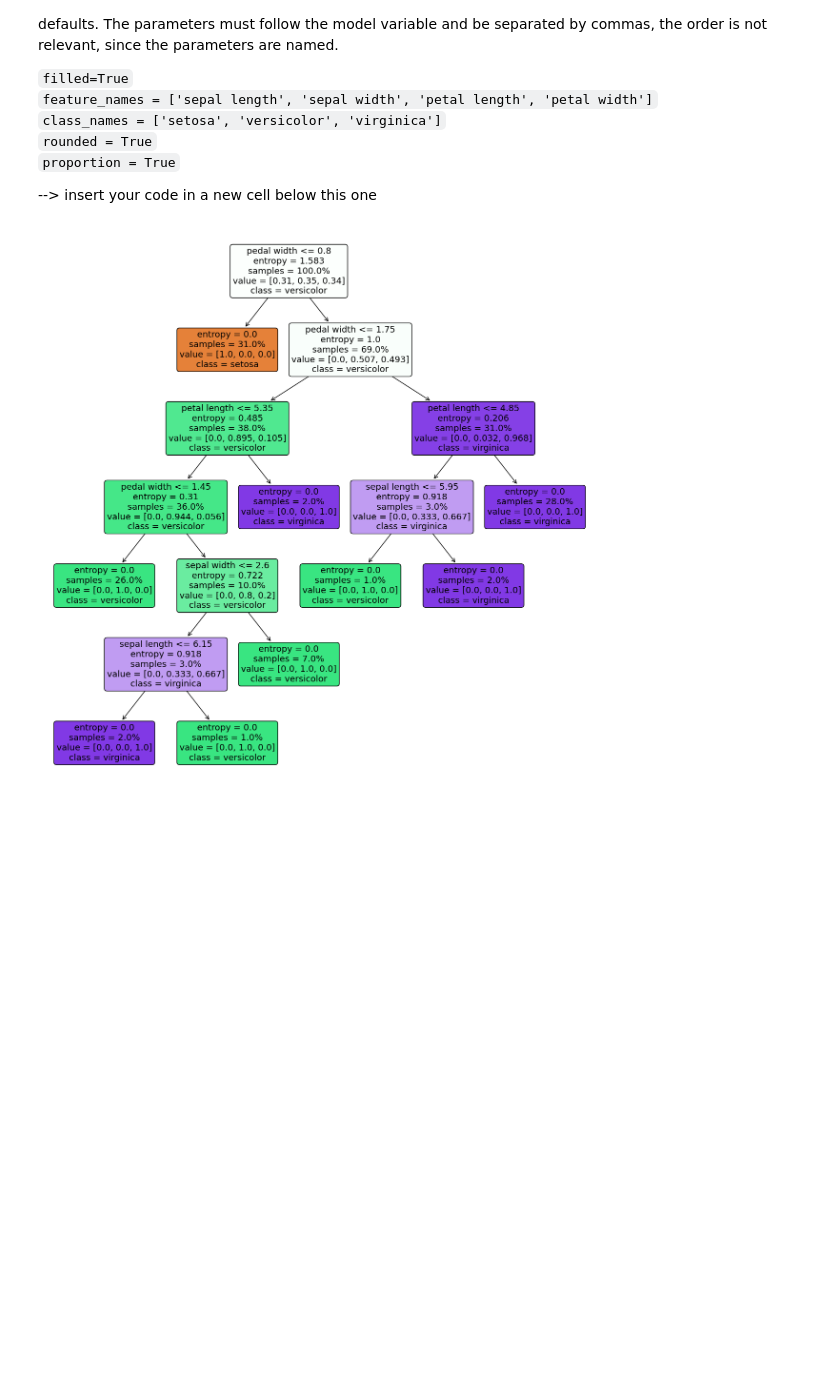
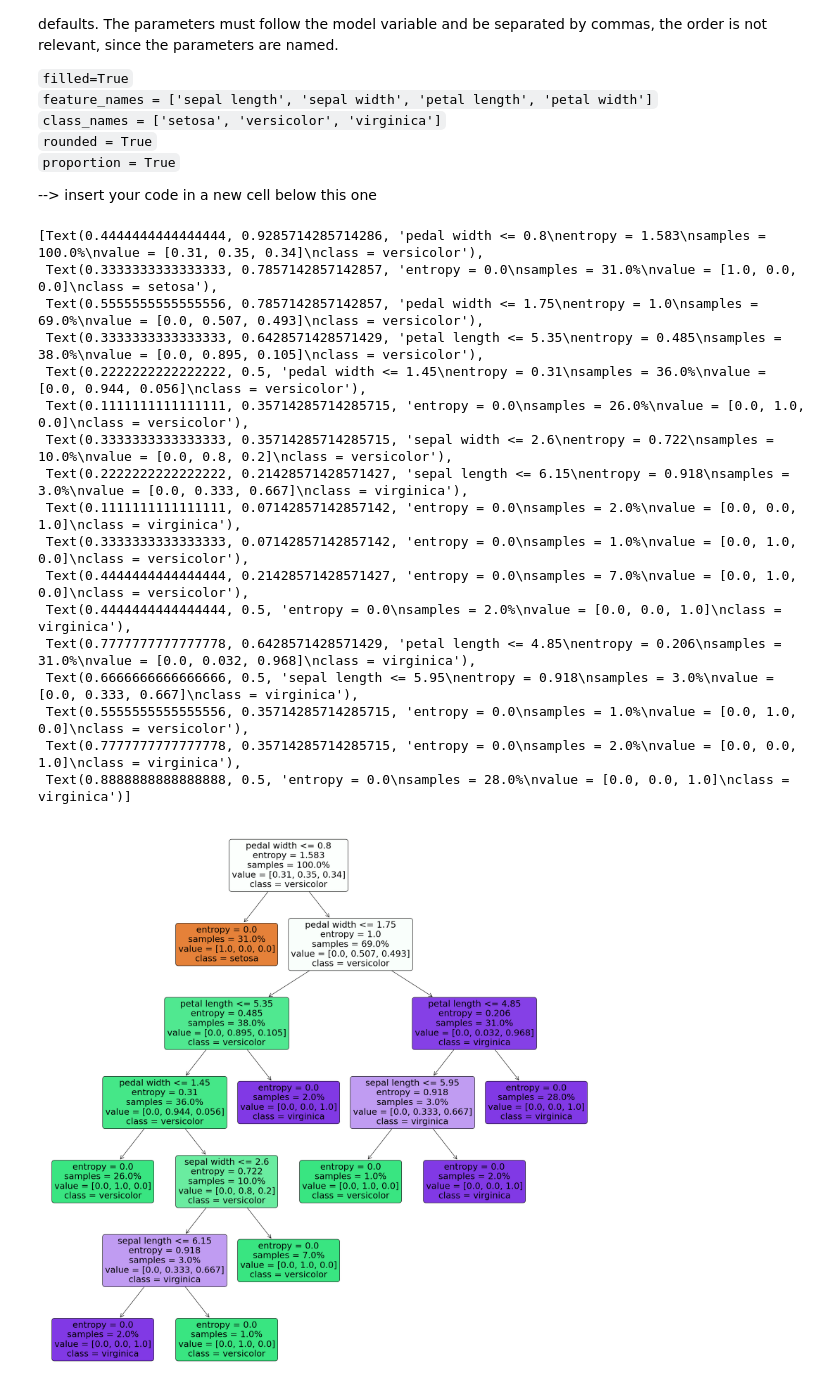
Before and after one commit to jcbraz/bbs-ml, a Jupyter notebook: lab3/lab3a-class-dt-hold-out-nocode.ipynb, the cells around one changed output. Drawn from its saved outputs; the diff is of its cells as text; code cells hidden in the pictures; blank space fills up the shorter version.

```diff
--- a/lab3/lab3a-class-dt-hold-out-nocode.ipynb
+++ b/lab3/lab3a-class-dt-hold-out-nocode.ipynb
@@ -202,10 +202,10 @@ With the data arranged, we can follow our recipe to predict the labels:
 # %%
 from sklearn.tree import DecisionTreeClassifier
 
-model = DecisionTreeClassifier(criterion="entropy")
+tree_model = DecisionTreeClassifier(criterion="entropy")
 
-model.fit(X_train, y_train)
-y_train_dt = model.predict(X_train)
+tree_model.fit(X_train, y_train)
+y_train_dt = tree_model.predict(X_train)
 y_train_dt
 # %% [output]
 array(['Iris-versicolor', 'Iris-virginica', 'Iris-versicolor',
@@ -272,16 +272,28 @@ I suggest the arguments below, you can try freely configurations and omissions o
 # %%
 import matplotlib.pyplot as plt
 from sklearn.tree import plot_tree
 
-plt.figure(figsize=(15, 15))
+plt.figure(figsize=(25,25))
 
-plot = plot_tree(
-    model,
-    filled=True,
-    feature_names=cols[0:-1],
-    class_names=["setosa", "versicolor", "virginica"],
-    rounded=True,
-    proportion=True,
-)
+class_names = list(map(lambda name: name.replace('Iris-', ""), df['class'].unique().tolist()))
+
+plot_tree(decision_tree=tree_model, filled=True, feature_names=cols[0:-1], class_names=class_names, rounded=True, proportion=True)
 # %% [output]
+[Text(0.4444444444444444, 0.9285714285714286, 'pedal width <= 0.8\nentropy = 1.583\nsamples = 100.0%\nvalue = [0.31, 0.35, 0.34]\nclass = versicolor'),
+ Text(0.3333333333333333, 0.7857142857142857, 'entropy = 0.0\nsamples = 31.0%\nvalue = [1.0, 0.0, 0.0]\nclass = setosa'),
+ Text(0.5555555555555556, 0.7857142857142857, 'pedal width <= 1.75\nentropy = 1.0\nsamples = 69.0%\nvalue = [0.0, 0.507, 0.493]\nclass = versicolor'),
+ Text(0.3333333333333333, 0.6428571428571429, 'petal length <= 5.35\nentropy = 0.485\nsamples = 38.0%\nvalue = [0.0, 0.895, 0.105]\nclass = versicolor'),
+ Text(0.2222222222222222, 0.5, 'pedal width <= 1.45\nentropy = 0.31\nsamples = 36.0%\nvalue = [0.0, 0.944, 0.056]\nclass = versicolor'),
+ Text(0.1111111111111111, 0.35714285714285715, 'entropy = 0.0\nsamples = 26.0%\nvalue = [0.0, 1.0, 0.0]\nclass = versicolor'),
+ Text(0.3333333333333333, 0.35714285714285715, 'sepal width <= 2.6\nentropy = 0.722\nsamples = 10.0%\nvalue = [0.0, 0.8, 0.2]\nclass = versicolor'),
+ Text(0.2222222222222222, 0.21428571428571427, 'sepal length <= 6.15\nentropy = 0.918\nsamples = 3.0%\nvalue = [0.0, 0.333, 0.667]\nclass = virginica'),
+ Text(0.1111111111111111, 0.07142857142857142, 'entropy = 0.0\nsamples = 2.0%\nvalue = [0.0, 0.0, 1.0]\nclass = virginica'),
+ Text(0.3333333333333333, 0.07142857142857142, 'entropy = 0.0\nsamples = 1.0%\nvalue = [0.0, 1.0, 0.0]\nclass = versicolor'),
+ Text(0.4444444444444444, 0.21428571428571427, 'entropy = 0.0\nsamples = 7.0%\nvalue = [0.0, 1.0, 0.0]\nclass = versicolor'),
+ Text(0.4444444444444444, 0.5, 'entropy = 0.0\nsamples = 2.0%\nvalue = [0.0, 0.0, 1.0]\nclass = virginica'),
+ Text(0.7777777777777778, 0.6428571428571429, 'petal length <= 4.85\nentropy = 0.206\nsamples = 31.0%\nvalue = [0.0, 0.032, 0.968]\nclass = virginica'),
+ Text(0.6666666666666666, 0.5, 'sepal length <= 5.95\nentropy = 0.918\nsamples = 3.0%\nvalue = [0.0, 0.333, 0.667]\nclass = virginica'),
+ Text(0.5555555555555556, 0.35714285714285715, 'entropy = 0.0\nsamples = 1.0%\nvalue = [0.0, 1.0, 0.0]\nclass = versicolor'),
+ Text(0.7777777777777778, 0.35714285714285715, 'entropy = 0.0\nsamples = 2.0%\nvalue = [0.0, 0.0, 1.0]\nclass = virginica'),
+ Text(0.8888888888888888, 0.5, 'entropy = 0.0\nsamples = 28.0%\nvalue = [0.0, 0.0, 1.0]\nclass = virginica')]
-[figure, old version]
+[figure, new version]
```
